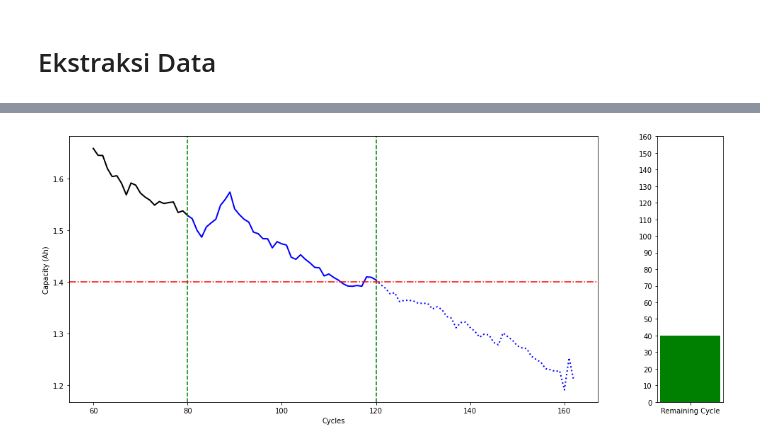
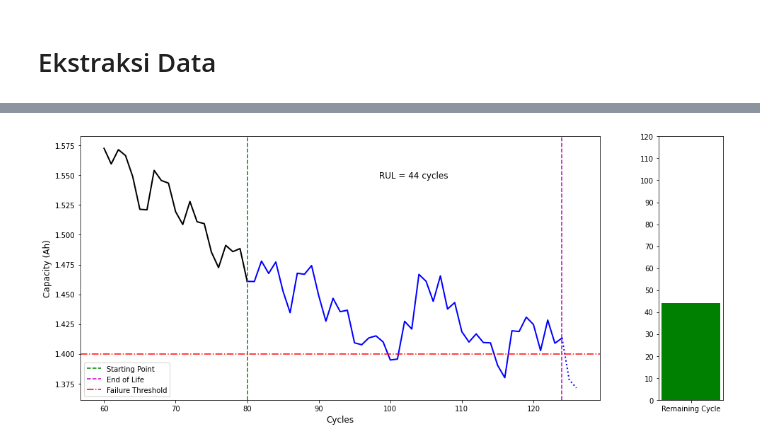
Before and after one commit to huzaifi18/RUL_GUI, a Jupyter notebook: backend/test_backend_v2.ipynb, the cells around one changed output, grey strips where cells are left out. Saved outputs shown, nothing was run; the diff lists cells and outputs as text; code cells hidden in the pictures.

```diff
--- a/backend/test_backend_v2.ipynb
+++ b/backend/test_backend_v2.ipynb
@@ -15,7 +15,7 @@ data = "B06" # [B05, B06, B07, B18]
 # %%
 feature = "C + VIT" # [C + V, C + VIT]
 # %%
-model = "hybrid" # [LSTM, hybrid]
+model = "LSTM" # [LSTM, hybrid]
 # %%
 dataDict = {
     "B05" : 0,
@@ -115,34 +202,81 @@ else:
 # %%
 fig, (ax1, ax2) = plt.subplots(1, 2, figsize=(15, 6), gridspec_kw={'width_ratios': [8, 1]})
 try:
     ax1.plot(X[60:81], pred_flat[60:81], linewidth=2, color='k')
     ax1.plot(X[80:intersection[-1]+1], pred_flat[80:intersection[-1]+1], linewidth=2, color='b')
     ax1.plot(X[intersection[-1]:], pred_flat[intersection[-1]:], linewidth=2, color='b', ls=':')
 
     ax1.axvline(x=80, color='g', ls='--', label="Starting Point")
-    ax1.axvline(intersection[-1], color='g', ls='--')
+    ax1.axvline(intersection[-1], color='m', ls='--', label="End of Life")
 
     ax1.axhline(y=1.4, color='r', ls='-.', label="Failure Threshold")
 
-    ax1.set_ylabel("Capacity (Ah)")
-    ax1.set_xlabel("Cycles")
+    ax1.set_ylabel("Capacity (Ah)", fontsize=12)
+    ax1.set_xlabel("Cycles", fontsize=12)
 
     # ax2 = fig.add_subplot(122)
     ax2.bar(['Remaining Cycle'], [intersection[-1]-80], color = 'g')
     ax2.set_yticks(np.arange(0, max(X), 10));
+
+    text = f"RUL = {intersection[-1]-80} cycles"
+
+    # jika pakai legend
+    ax1.legend()
+
+    # jika pakai anotasi
+    if dataDict[data] == 0:
+        plt.gcf().text(0.3, 0.7, text, fontsize=12)
+#         plt.gcf().text(0.12, 0.5, "Starting Cycle", fontsize=12);
+        if modelDict[model] == 1 and featureDict[feature] == 0:
+            pass
+#             plt.gcf().text(0.45, 0.5, "End of Life", fontsize=12); # sc hybrid
+        elif modelDict[model] == 0 and featureDict[feature] == 0:
+            pass
+#             plt.gcf().text(0.44, 0.5, "End of Life", fontsize=12); # sc lstm
+        elif modelDict[model] == 1 and featureDict[feature] == 1:
+            pass
+#             plt.gcf().text(0.485, 0.5, "End of Life", fontsize=12); # mc hybrid
+        else:
+            pass
+#             plt.gcf().text(0.46, 0.5, "End of Life", fontsize=12); # mc lstm
+    elif dataDict[data] == 1:
+#         plt.gcf().text(0.12, 0.52, "Starting Cycle", fontsize=12);
+        if modelDict[model] == 0 and featureDict[feature] == 0:
+            plt.gcf().text(0.23, 0.83, text, fontsize=12)
+#             plt.gcf().text(0.36, 0.7, "End of Life", fontsize=12); # sc lstm
+        elif modelDict[model] == 1 and featureDict[feature] == 1:
+            plt.gcf().text(0.28, 0.83, text, fontsize=12)
+#             plt.gcf().text(0.45, 0.7, "End of Life", fontsize=12); # mc hybrid
+        elif modelDict[model] == 0 and featureDict[feature] == 1:
+            plt.gcf().text(0.28, 0.83, text, fontsize=12)
+#             plt.gcf().text(0.3, 0.7, "End of Life", fontsize=12); # mc lstm
+        else:
+            plt.gcf().text(0.3, 0.83, text, fontsize=12)
+#             plt.gcf().text(0.5, 0.7, "End of Life", fontsize=12); # sc hybrid
+    elif dataDict[data] == 3:
+#         plt.gcf().text(0.19, 0.35, "Starting Cycle", fontsize=12);
+        if modelDict[model] == 0 and featureDict[feature] == 0:
+            plt.gcf().text(0.45, 0.83, text, fontsize=12)
+#             plt.gcf().text(0.6, 0.7, "End of Life", fontsize=12); # sc lstm
+        elif modelDict[model] == 1 and featureDict[feature] == 1:
+            plt.gcf().text(0.45, 0.83, text, fontsize=12)
+#             plt.gcf().text(0.62, 0.7, "End of Life", fontsize=12); # mc hybrid
+        else:
+            plt.gcf().text(0.37, 0.83, text, fontsize=12)
+#             plt.gcf().text(0.553, 0.7, "End of Life", fontsize=12); # sc hybrid
 
 except Exception as e:
     ax1.plot(X, pred_flat, linewidth=2, color='k')
     ax1.set_yticks(np.arange(1.4, max(pred_flat), 0.15));
     ax2.set_yticks(np.arange(0, max(X), 10));
     ax2.set_xticks([1]);
-    ax1.set_ylabel("Capacity (Ah)")
-    ax1.set_xlabel("Cycles")
-    ax2.set_xlabel("Remaining cycles")
+    ax1.set_ylabel("Capacity (Ah)", fontsize=12)
+    ax1.set_xlabel("Cycles", fontsize=12)
+    ax2.set_xlabel("Remaining cycles", fontsize=12)
 
 fig.tight_layout()
 plt.subplots_adjust(right=0.9,
                     wspace=0.2)
 # %% [output]
-[figure, old version]
+[figure, new version]
 # %%
```
Also changed, not shown: parts of 6 cells of this notebook, 5 other files.
